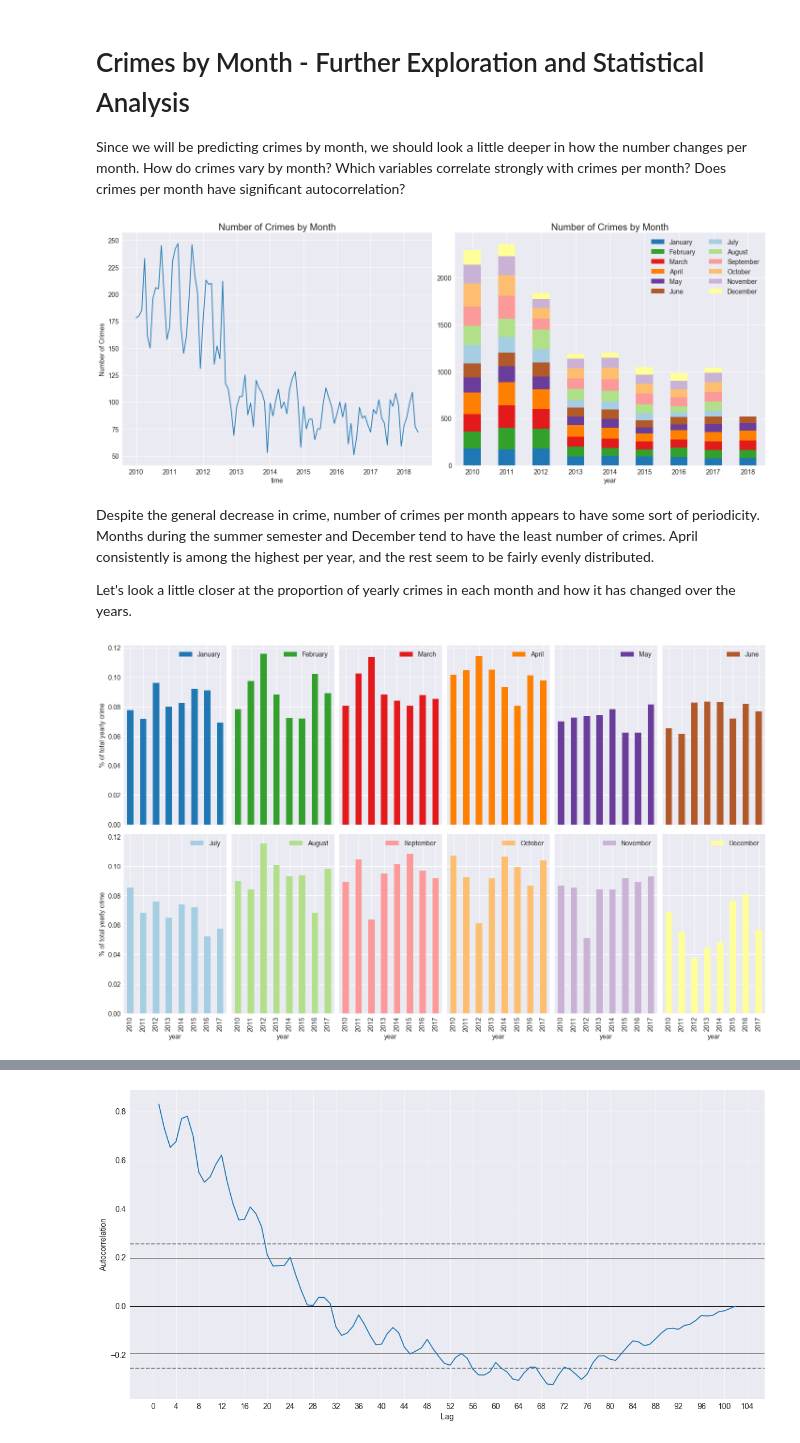
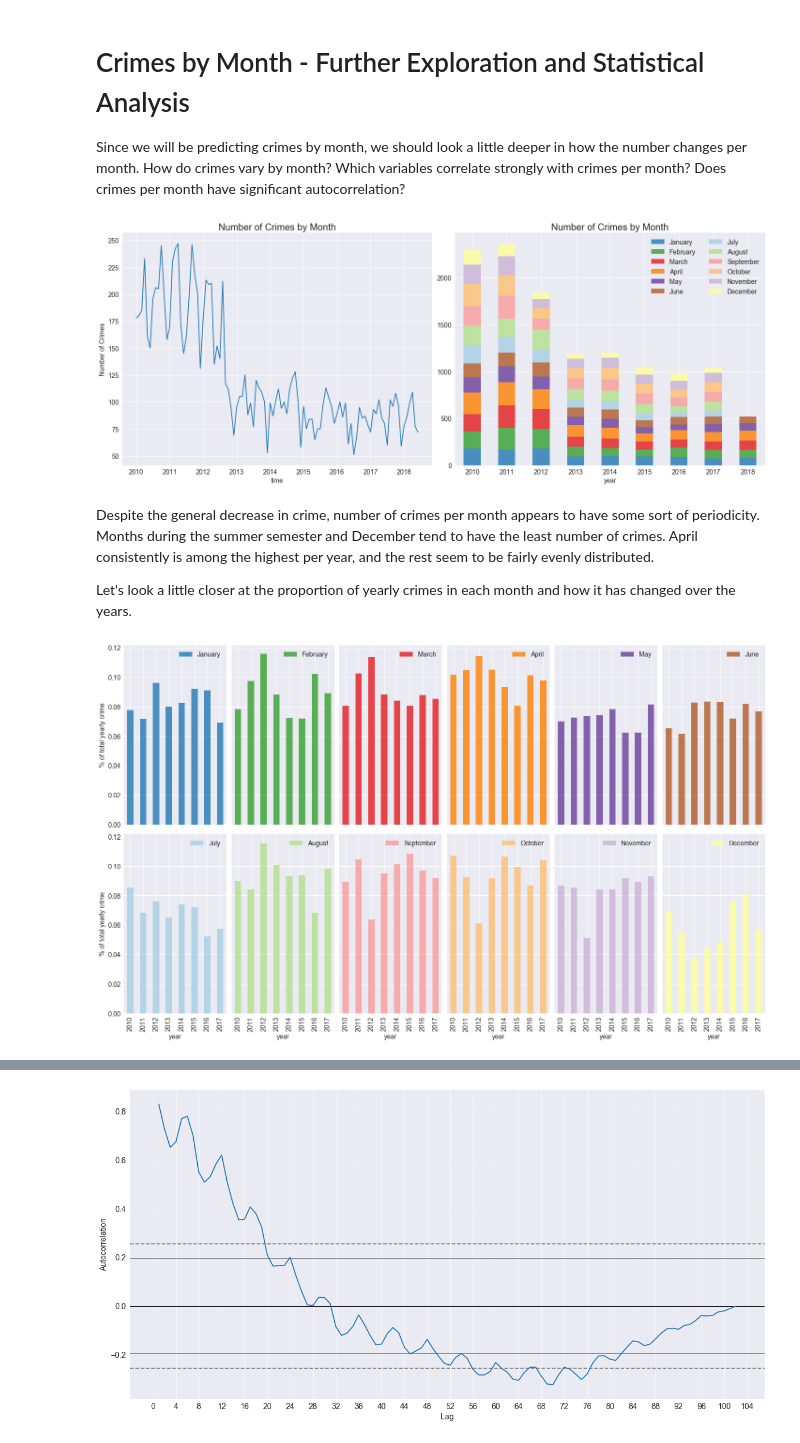
Before and after one commit to pspratling/Forecasting-Crime-around-the-Georgia-Tech-Campus, a Jupyter notebook: IPython notebooks/Exploratory Data Analysis.ipynb, the cells around one changed output, grey strips where cells are left out. Cells and saved outputs as stored; diff of their text form; code cells hidden in the pictures.

```diff
--- a/IPython notebooks/Exploratory Data Analysis.ipynb
+++ b/IPython notebooks/Exploratory Data Analysis.ipynb
@@ -212,7 +211,7 @@ fig, ax = plt.subplots(1, 2, figsize=(20, 8))
 c.resample('M').size().plot(ax=ax[0])
 #plotting composition of crimes by month throughout the years
 month_size = c.groupby(['year', 'month']).size()
-month_size.unstack().plot(kind='bar', stacked=True, ax=ax[1], rot=0)
+month_size.unstack().plot(kind='bar', stacked=True, ax=ax[1], rot=0, alpha=0.8)
 
 ax[0].set_title('Number of Crimes by Month')
 ax[1].set_title('Number of Crimes by Month')
@@ -221,7 +220,7 @@ ax[1].legend(month_names, ncol=2)
 plt.tight_layout()
 plt.show()
 # %% [output]
-[figure, old version]
+[figure, new version]
 # %% [markdown]
 Despite the general decrease in crime, number of crimes per month appears to have some sort of periodicity. Months during the summer semester and December tend to have the least number of crimes. April consistently is among the highest per year, and the rest seem to be fairly evenly distributed.
 
@@ -229,27 +228,27 @@ Let's look a little closer at the proportion of yearly crimes in each month and
 # %%
 #getting counts per month
 #dropping 2018 - incomplete so percentages are incorrect
 month_percentages = month_size.unstack().drop(2018)
 month_percentages.columns = month_names
 
 #dividing number per month by year total for each year
 for year in month_percentages.index:
     year_total = month_percentages.loc[year].sum()
     month_percentages.loc[year] = month_percentages.loc[year].apply(lambda x: x/year_total)
 
 #plotting
 ax = month_percentages.plot(kind='bar', subplots=True, layout=(2, 6),
-                            figsize=(20, 12), sharey=True, legend=True, label='asdfasdf')
+                            figsize=(20, 12), sharey=True, legend=True, alpha=0.8)
 ax[0, 0].set_ylabel('% of total yearly crime')
 ax[1, 0].set_ylabel('% of total yearly crime')
 for row in ax:
     for plot in row:
         plot.set_title('')
 
 plt.tight_layout()
 plt.show()
 # %% [output]
-[figure, old version]
+[figure, new version]
 # %% [markdown]
 The distribution of the proportion of crimes in each month appears to stay relatively consistent. This chart displays more clearly the dip in crime in the summer semester months.
 
```
Also changed, not shown: parts of 6 cells of this notebook.
